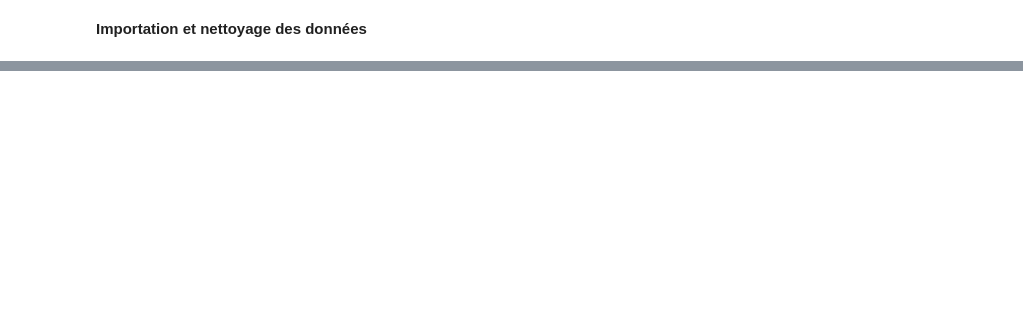
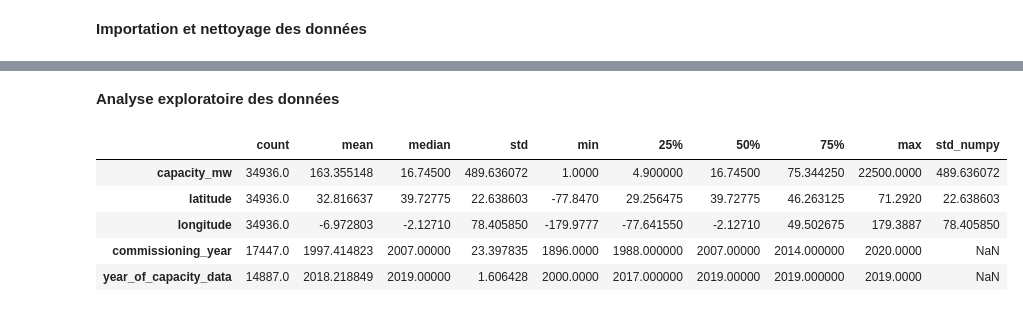
Before and after one commit to BAKARY16/DI-Bootcamp, a Jupyter notebook: week03/day02/daily_challenge/challenge.ipynb, the cells around one changed output, grey strips where cells are left out. Drawn from its saved outputs; the diff is of its cells as text; code cells hidden in the pictures; blank space fills up the shorter version.

```diff
--- a/week03/day02/daily_challenge/challenge.ipynb
+++ b/week03/day02/daily_challenge/challenge.ipynb
@@ -45,0 +81,16 @@ TypeError: NDFrame.fillna() got an unexpected keyword argument 'method'
+# %% [markdown]
+**Analyse exploratoire des données**
+# %%
+# Statistiques clés des principales colonnes numériques
+numeric_summary = clean_data[['capacity_mw', 'latitude', 'longitude', 'commissioning_year', 'year_of_capacity_data']].describe().T
+numeric_summary['median'] = clean_data[['capacity_mw', 'latitude', 'longitude', 'commissioning_year', 'year_of_capacity_data']].median()
+numeric_summary['std_numpy'] = np.std(clean_data[['capacity_mw', 'latitude', 'longitude', 'commissioning_year', 'year_of_capacity_data']].values, axis=0, ddof=1)
+
+numeric_summary[['count', 'mean', 'median', 'std', 'min', '25%', '50%', '75%', 'max', 'std_numpy']]
+# %% [output]
+|  | count | mean | median | std | min | 25% | 50% | 75% | max | std_numpy |
+| capacity_mw | 34936.0 | 163.355148 | 16.74500 | 489.636072 | 1.0000 | 4.900000 | 16.74500 | 75.344250 | 22500.0000 | 489.636072 |
+| latitude | 34936.0 | 32.816637 | 39.72775 | 22.638603 | -77.8470 | 29.256475 | 39.72775 | 46.263125 | 71.2920 | 22.638603 |
+| longitude | 34936.0 | -6.972803 | -2.12710 | 78.405850 | -179.9777 | -77.641550 | -2.12710 | 49.502675 | 179.3887 | 78.405850 |
+| commissioning_year | 17447.0 | 1997.414823 | 2007.00000 | 23.397835 | 1896.0000 | 1988.000000 | 2007.00000 | 2014.000000 | 2020.0000 | NaN |
+| year_of_capacity_data | 14887.0 | 2018.218849 | 2019.00000 | 1.606428 | 2000.0000 | 2017.000000 | 2019.00000 | 2019.000000 | 2019.0000 | NaN |
```
Also changed, not shown: parts of 18 cells of this notebook, 1 other file.
